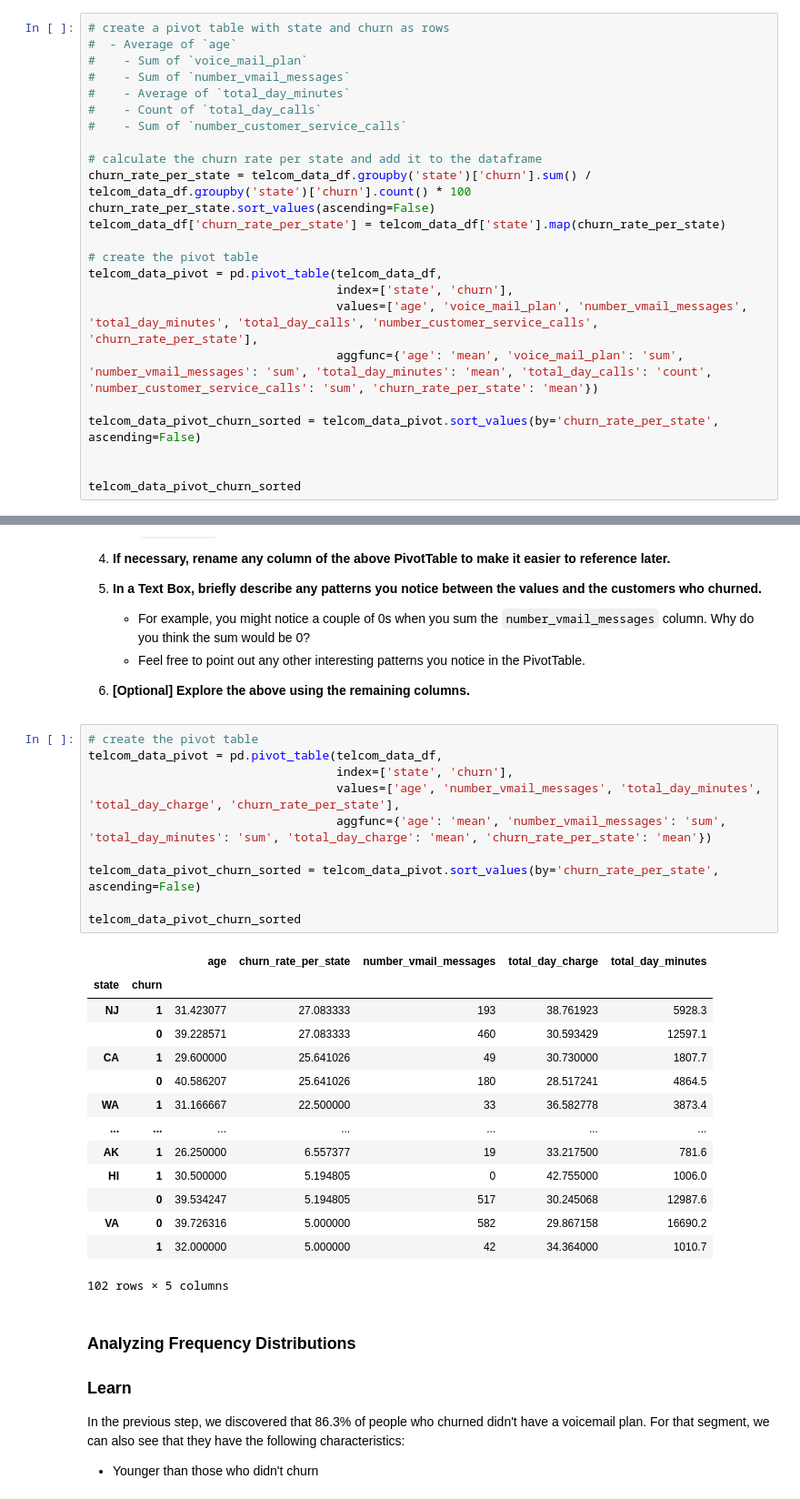
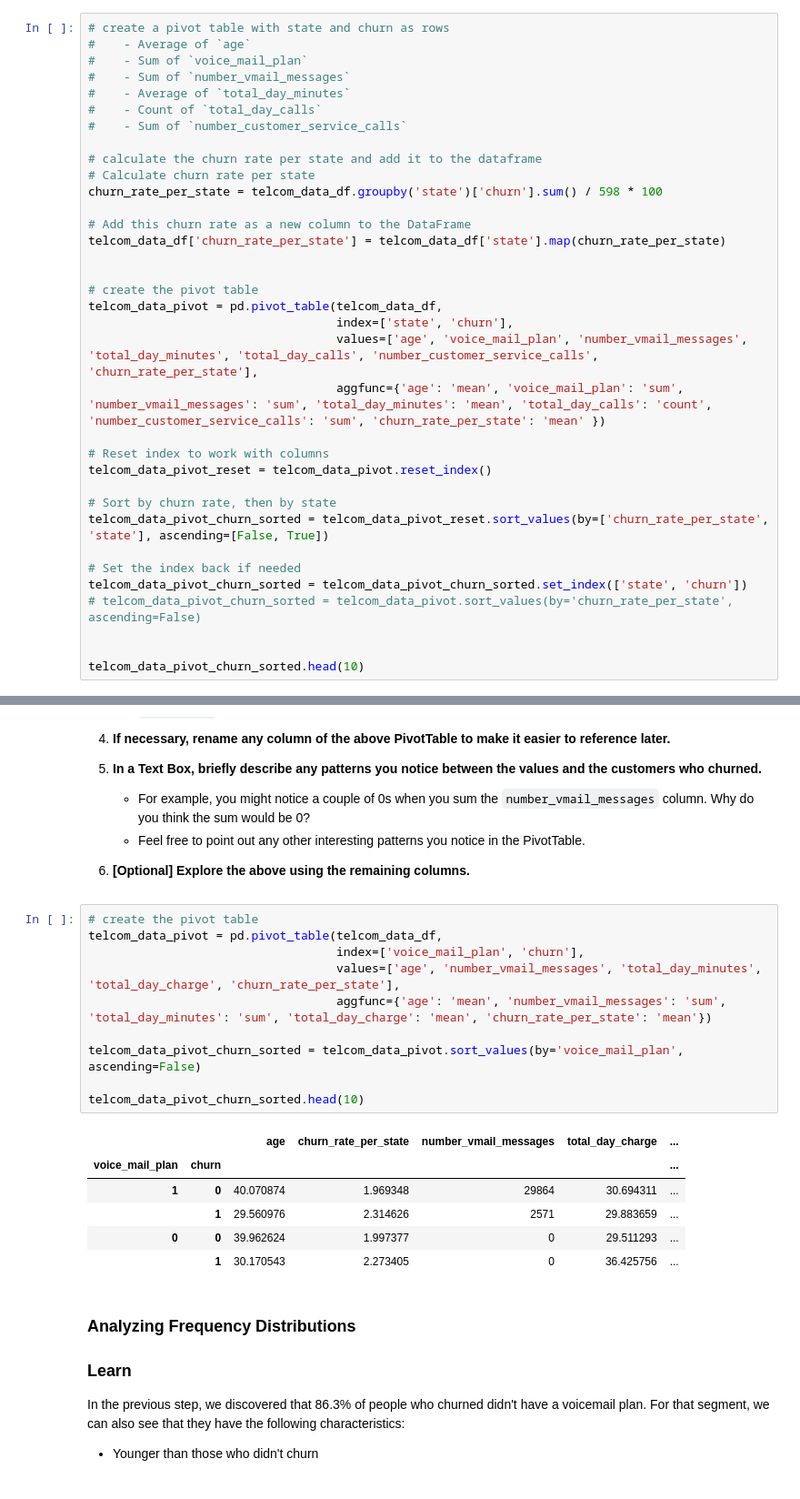
Before and after one commit to Lerch17/Project-1-, a Jupyter notebook: cody/customer-churn-prediction-2020/notebook.ipynb, the cells around one changed output, grey strips where cells are left out. Shown: that part at 91% size. Cells and saved outputs as stored; diff of their text form.

```diff
--- a/cody/customer-churn-prediction-2020/notebook.ipynb
+++ b/cody/customer-churn-prediction-2020/notebook.ipynb
@@ -195,6 +232,6 @@ Let’s look at summary statistics by different segments to see if we can gather
 # %%
 # create a pivot table with state and churn as rows
-#  - Average of `age`
+#    - Average of `age`
 #    - Sum of `voice_mail_plan`
 #    - Sum of `number_vmail_messages`
 #    - Average of `total_day_minutes`
@@ -202,20 +239,31 @@ Let’s look at summary statistics by different segments to see if we can gather
 #    - Sum of `number_customer_service_calls`
 
 # calculate the churn rate per state and add it to the dataframe
-churn_rate_per_state = telcom_data_df.groupby('state')['churn'].sum() / telcom_data_df.groupby('state')['churn'].count() * 100
-churn_rate_per_state.sort_values(ascending=False)
+# Calculate churn rate per state
+churn_rate_per_state = telcom_data_df.groupby('state')['churn'].sum() / 598 * 100
+
+# Add this churn rate as a new column to the DataFrame
 telcom_data_df['churn_rate_per_state'] = telcom_data_df['state'].map(churn_rate_per_state)
+
 
 # create the pivot table
 telcom_data_pivot = pd.pivot_table(telcom_data_df,
                                    index=['state', 'churn'],
                                    values=['age', 'voice_mail_plan', 'number_vmail_messages', 'total_day_minutes', 'total_day_calls', 'number_customer_service_calls', 'churn_rate_per_state'],
-                                   aggfunc={'age': 'mean', 'voice_mail_plan': 'sum', 'number_vmail_messages': 'sum', 'total_day_minutes': 'mean', 'total_day_calls': 'count', 'number_customer_service_calls': 'sum', 'churn_rate_per_state': 'mean'})
+                                   aggfunc={'age': 'mean', 'voice_mail_plan': 'sum', 'number_vmail_messages': 'sum', 'total_day_minutes': 'mean', 'total_day_calls': 'count', 'number_customer_service_calls': 'sum', 'churn_rate_per_state': 'mean' })
 
-telcom_data_pivot_churn_sorted = telcom_data_pivot.sort_values(by='churn_rate_per_state', ascending=False)
+# Reset index to work with columns
+telcom_data_pivot_reset = telcom_data_pivot.reset_index()
+
+# Sort by churn rate, then by state
+telcom_data_pivot_churn_sorted = telcom_data_pivot_reset.sort_values(by=['churn_rate_per_state', 'state'], ascending=[False, True])
+
+# Set the index back if needed
+telcom_data_pivot_churn_sorted = telcom_data_pivot_churn_sorted.set_index(['state', 'churn'])
+# telcom_data_pivot_churn_sorted = telcom_data_pivot.sort_values(by='churn_rate_per_state', ascending=False)
 
 
-telcom_data_pivot_churn_sorted
+telcom_data_pivot_churn_sorted.head(10)
 # %% [output]
 |  |  | age | churn_rate_per_state | number_customer_service_calls | number_vmail_messages | total_day_calls | ... |
 | state | churn |  |  |  |  |  | ... |
@@ -269,28 +320,20 @@ Next, we will group our data by the `voice_mail_plan` field.
 # %%
 # create the pivot table
 telcom_data_pivot = pd.pivot_table(telcom_data_df,
-                                   index=['state', 'churn'],
+                                   index=['voice_mail_plan', 'churn'],
                                    values=['age', 'number_vmail_messages', 'total_day_minutes', 'total_day_charge', 'churn_rate_per_state'],
                                    aggfunc={'age': 'mean', 'number_vmail_messages': 'sum', 'total_day_minutes': 'sum', 'total_day_charge': 'mean', 'churn_rate_per_state': 'mean'})
 
-telcom_data_pivot_churn_sorted = telcom_data_pivot.sort_values(by='churn_rate_per_state', ascending=False)
+telcom_data_pivot_churn_sorted = telcom_data_pivot.sort_values(by='voice_mail_plan', ascending=False)
 
-telcom_data_pivot_churn_sorted
+telcom_data_pivot_churn_sorted.head(10)
 # %% [output]
-|  |  | age | churn_rate_per_state | number_vmail_messages | total_day_charge | total_day_minutes |
-| state | churn |  |  |  |  |  |
-| NJ | 1 | 31.423077 | 27.083333 | 193 | 38.761923 | 5928.3 |
-|  | 0 | 39.228571 | 27.083333 | 460 | 30.593429 | 12597.1 |
-| CA | 1 | 29.600000 | 25.641026 | 49 | 30.730000 | 1807.7 |
-|  | 0 | 40.586207 | 25.641026 | 180 | 28.517241 | 4864.5 |
-| WA | 1 | 31.166667 | 22.500000 | 33 | 36.582778 | 3873.4 |
-| ... | ... | ... | ... | ... | ... | ... |
-| AK | 1 | 26.250000 | 6.557377 | 19 | 33.217500 | 781.6 |
-| HI | 1 | 30.500000 | 5.194805 | 0 | 42.755000 | 1006.0 |
-|  | 0 | 39.534247 | 5.194805 | 517 | 30.245068 | 12987.6 |
-| VA | 0 | 39.726316 | 5.000000 | 582 | 29.867158 | 16690.2 |
-|  | 1 | 32.000000 | 5.000000 | 42 | 34.364000 | 1010.7 |
+|  |  | age | churn_rate_per_state | number_vmail_messages | total_day_charge | ... |
+| voice_mail_plan | churn |  |  |  |  | ... |
+| 1 | 0 | 40.070874 | 1.969348 | 29864 | 30.694311 | ... |
+|  | 1 | 29.560976 | 2.314626 | 2571 | 29.883659 | ... |
+| 0 | 0 | 39.962624 | 1.997377 | 0 | 29.511293 | ... |
+|  | 1 | 30.170543 | 2.273405 | 0 | 36.425756 | ... |
-102 rows × 5 columns
 # %% [markdown]
 ### Analyzing Frequency Distributions
 
```
Also changed, not shown: parts of 15 cells of this notebook.
